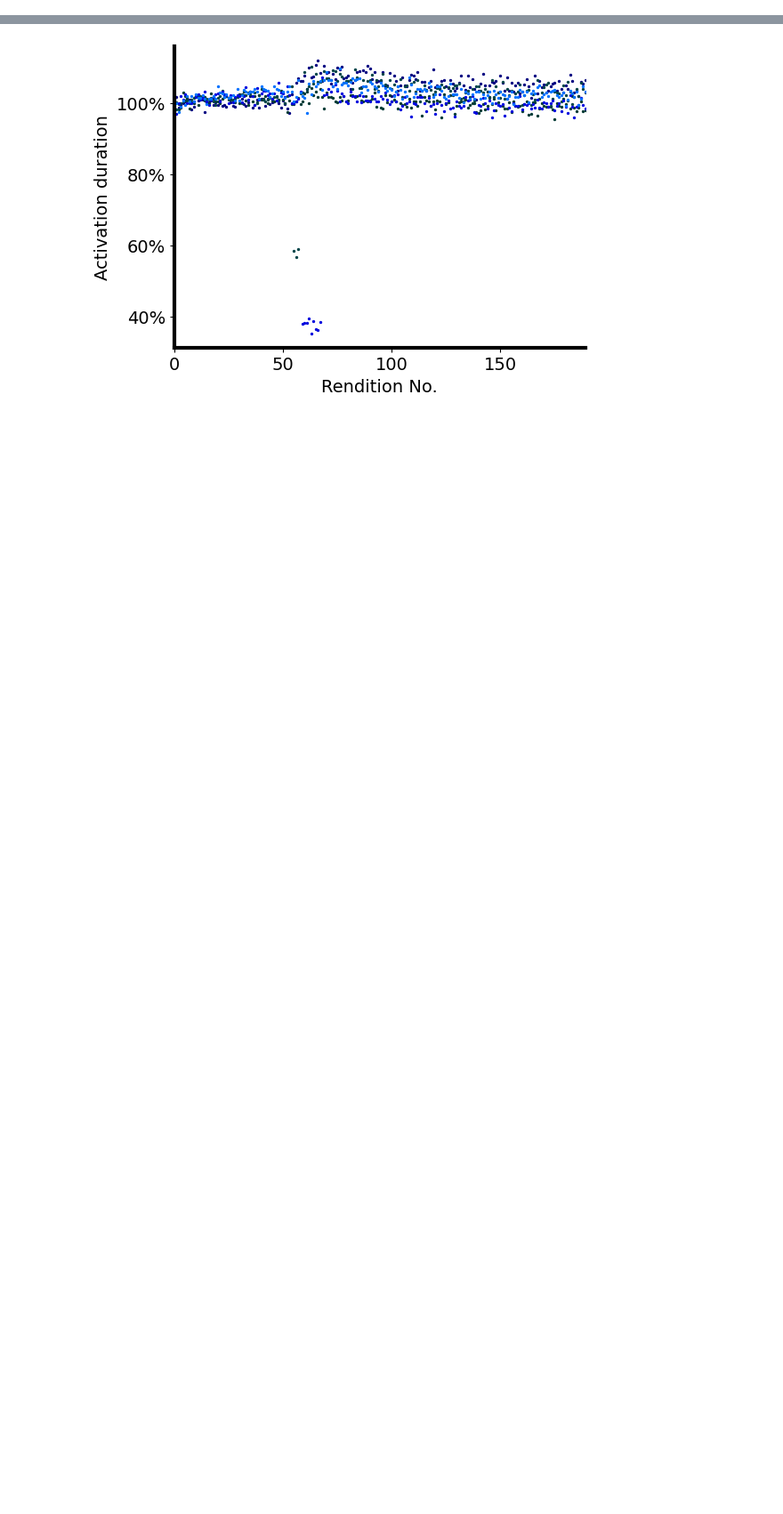
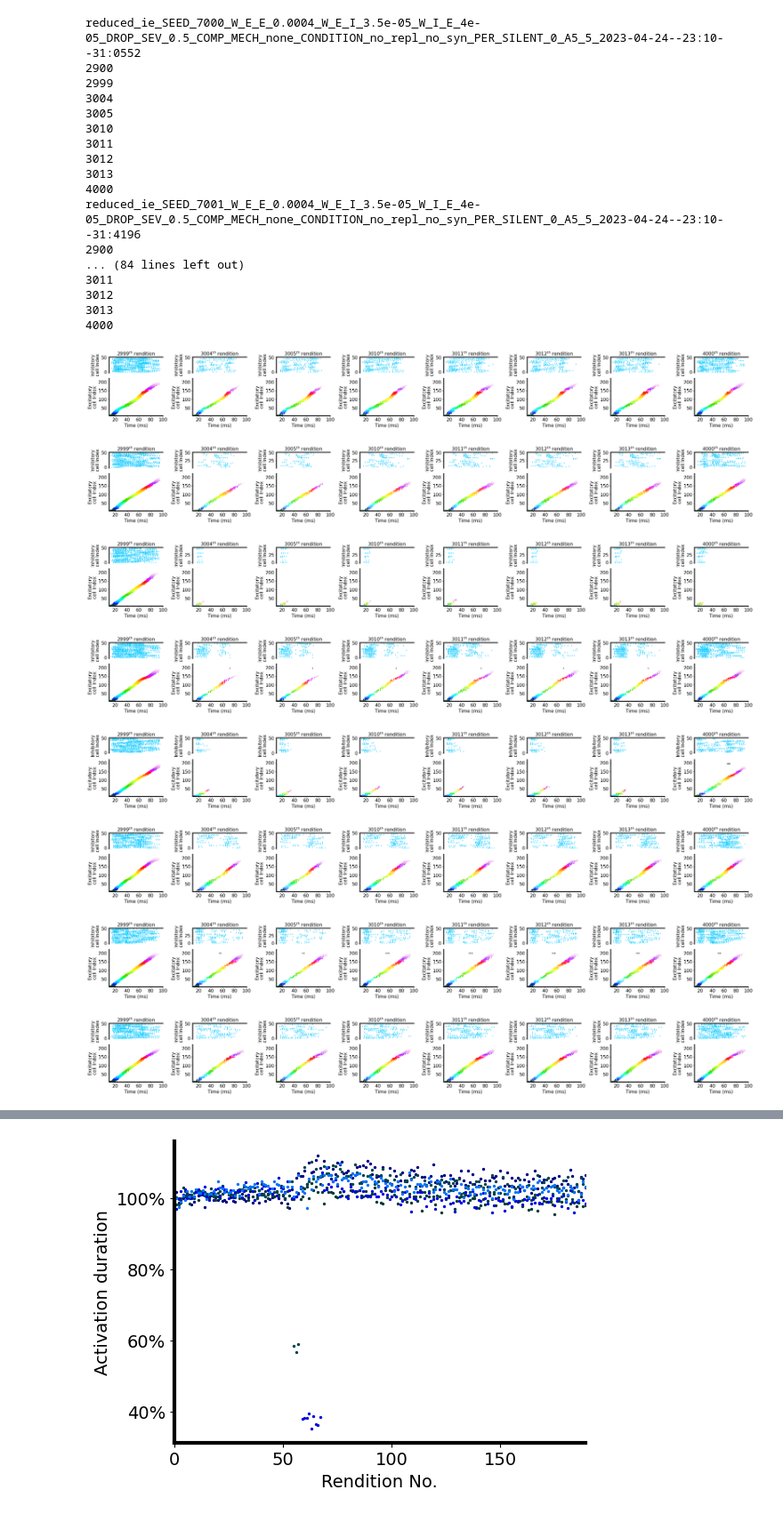
Before and after one commit to davidgbe/spiking_sequence, a Jupyter notebook: spiking_network_model_22_12_13/nb.ipynb, the cells around one changed output, grey strips where cells are left out. Shown at 89% size. Cells and saved outputs as stored; diff of their text form; code cells hidden in the pictures; blank space fills up the shorter version.

```diff
--- a/spiking_network_model_22_12_13/nb.ipynb
+++ b/spiking_network_model_22_12_13/nb.ipynb
@@ -1127,0 +498,36 @@ def make_figure_2_plot(names, labels, condition_colors, n_excs=[450], file_name_
+# %%
+make_figure_1_sparse(
+    ['reduced_ie', 'DROP_SEV_0.5', 'none'],
+    cell_range=(0, 200),
+    new_cell_idx=200,
+    timepoints=[2999, 3004, 3005, 3010, 3011, 3012, 3013, 4000],
+    sort_timepoint=2900,
+    per_shown=1,
+    color='#c41f3b',
+)
+# %% [output]
+reduced_ie_SEED_7000_W_E_E_0.0004_W_E_I_3.5e-05_W_I_E_4e-05_DROP_SEV_0.5_COMP_MECH_none_CONDITION_no_repl_no_syn_PER_SILENT_0_A5_5_2023-04-24--23:10--31:0552
+2900
+2999
+3004
+3005
+3010
+3011
+3012
+3013
+4000
+reduced_ie_SEED_7001_W_E_E_0.0004_W_E_I_3.5e-05_W_I_E_4e-05_DROP_SEV_0.5_COMP_MECH_none_CONDITION_no_repl_no_syn_PER_SILENT_0_A5_5_2023-04-24--23:10--31:4196
+2900
+... (84 lines left out)
+3011
+3012
+3013
+4000
+[figure, added]
+[figure, added]
+[figure, added]
+[figure, added]
+[figure, added]
+[figure, added]
+[figure, added]
+[figure, added]
```
Also changed, not shown: parts of 55 cells of this notebook, 1 other file.
